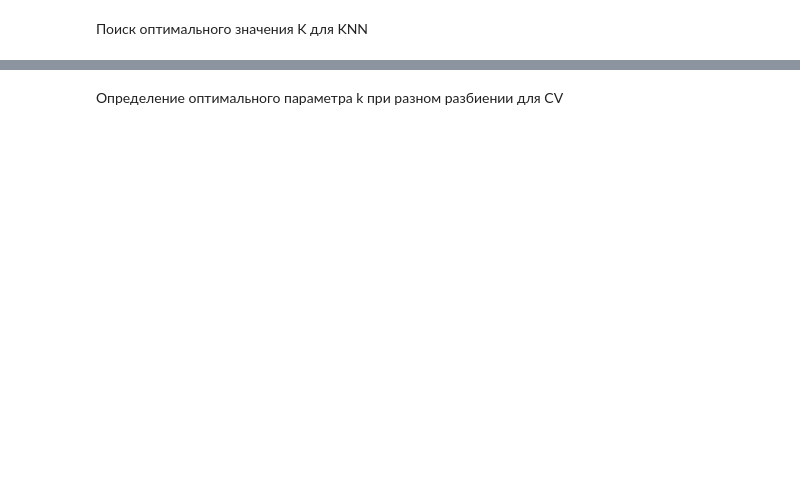
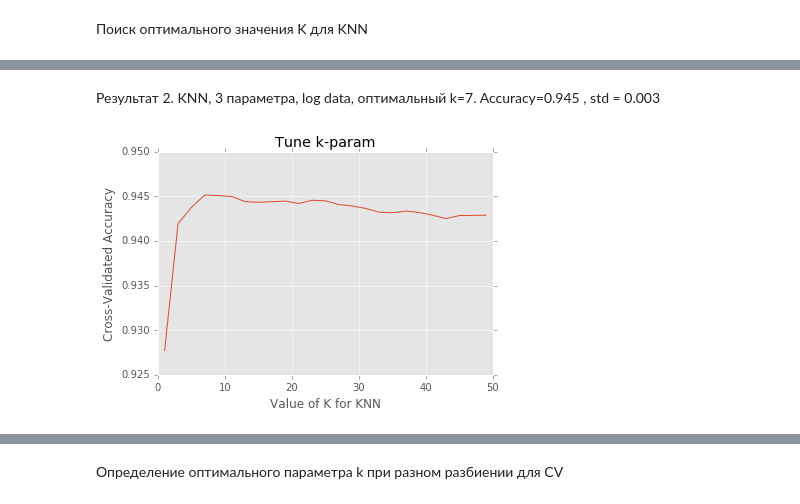
Before and after one commit to Evgeneus/InData-Labs-Contest, a Jupyter notebook: star_mission.ipynb, the cells around one changed output, grey strips where cells are left out. Saved outputs shown, nothing was run; the diff lists cells and outputs as text; code cells hidden in the pictures; blank space fills up the shorter version.

```diff
--- a/star_mission.ipynb
+++ b/star_mission.ipynb
@@ -123,0 +155,6 @@ model_rfc = RandomForestClassifier(n_estimators = 10)
+# %% [markdown]
+Результат 2. KNN, 3 параметрa, log data, оптимальный k=7. Accuracy=0.945 , std = 0.003
+# %%
+Image(filename='img/k7nn_3par_log.png')
+# %% [output]
+[figure, added]
```
Also changed, not shown: parts of 24 cells of this notebook, 4 other files.
